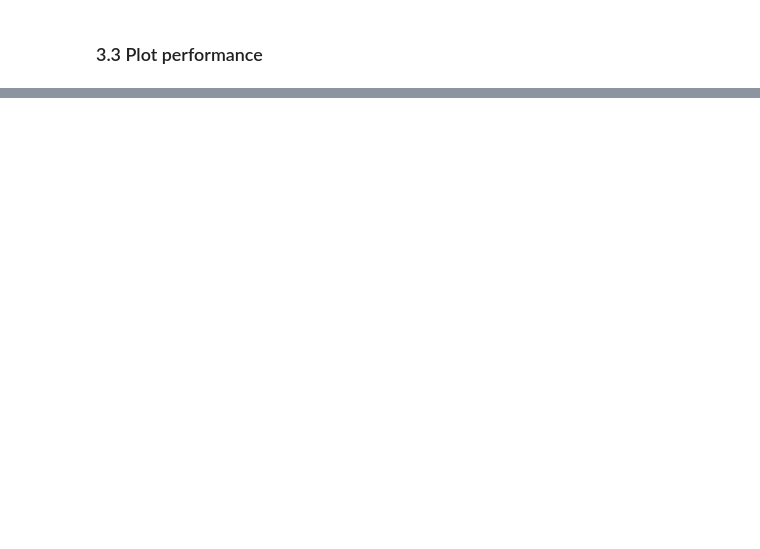
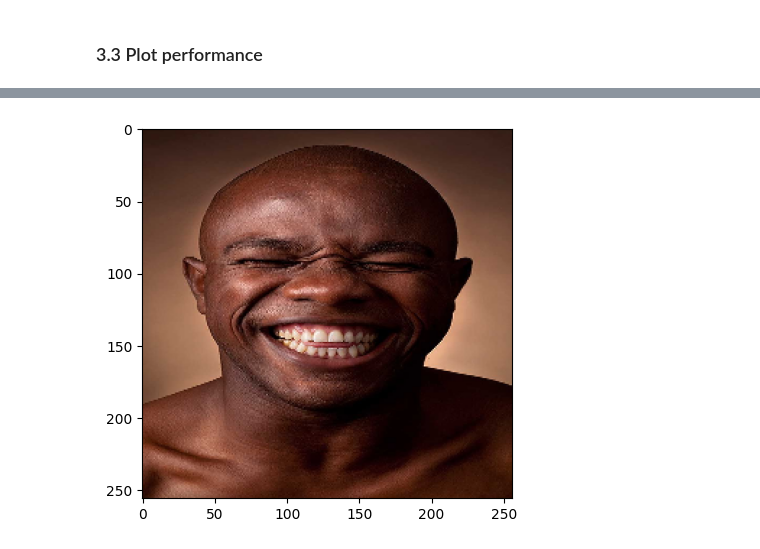
Before and after one commit to ValaryAnguzuzu/imageClassification, a Jupyter notebook: Image Classification.ipynb, the cells around one changed output, grey strips where cells are left out. Cells and saved outputs as stored; diff of their text form; code cells hidden in the pictures; blank space fills up the shorter version.

```diff
--- a/Image Classification.ipynb
+++ b/Image Classification.ipynb
@@ -197,0 +339,9 @@ model.add(Dense(1, activation='sigmoid'))
+# %%
+#img need s to be 256 256 3
+#so resize before we run it to our neaural network
+img_rgb = cv2.cvtColor(img, cv2.COLOR_BGR2RGB)
+resized_img_rgb = cv2.resize(img_rgb, (256, 256))
+plt.imshow(resized_img_rgb)
+plt.show()
+# %% [output]
+[figure, added]
```
Also changed, not shown: parts of 30 cells of this notebook.
